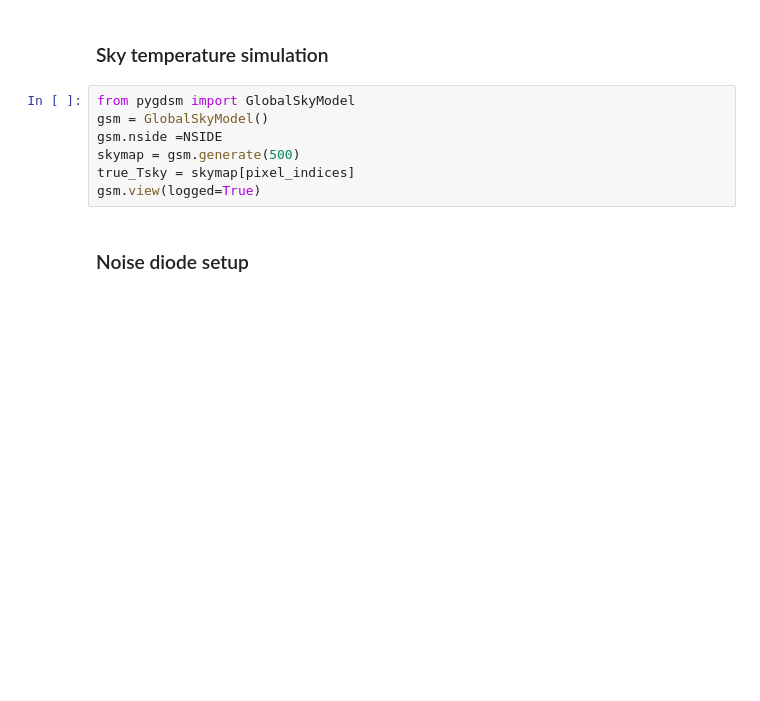
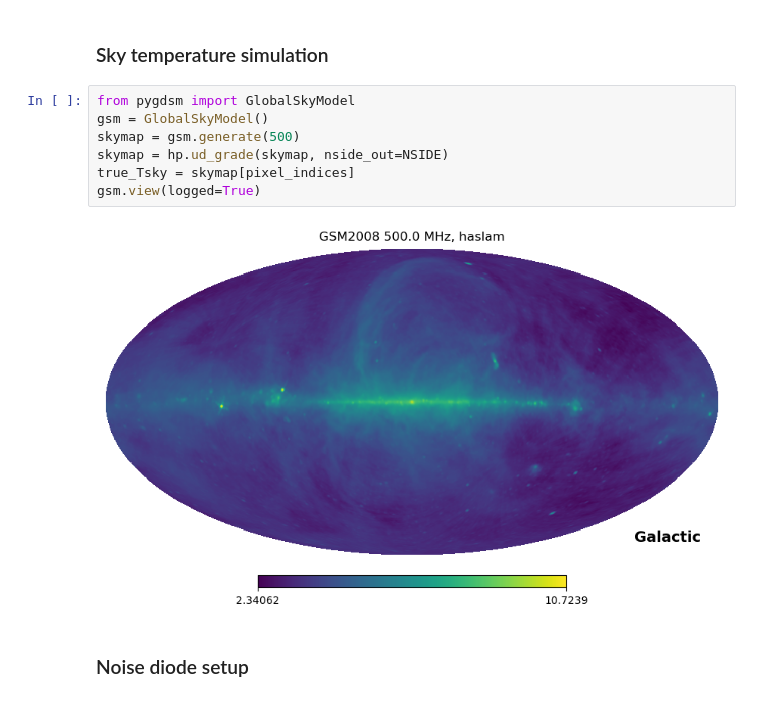
Before and after one commit to zzhang0123/hydra-tod, a Jupyter notebook: workflow.ipynb, the cells around one changed output. Cells and saved outputs as stored; diff of their text form; blank space fills up the shorter version.

```diff
--- a/workflow.ipynb
+++ b/workflow.ipynb
@@ -207,10 +221,12 @@ beam_proj/=norm[:,None]
 # %%
 from pygdsm import GlobalSkyModel
 gsm = GlobalSkyModel()
-gsm.nside =NSIDE
 skymap = gsm.generate(500)
+skymap = hp.ud_grade(skymap, nside_out=NSIDE)
 true_Tsky = skymap[pixel_indices]
 gsm.view(logged=True)
+# %% [output]
+[figure, added]
 # %% [markdown]
 ### Noise diode setup
 # %%
```
Also changed, not shown: parts of 12 cells of this notebook, 20 other files.
